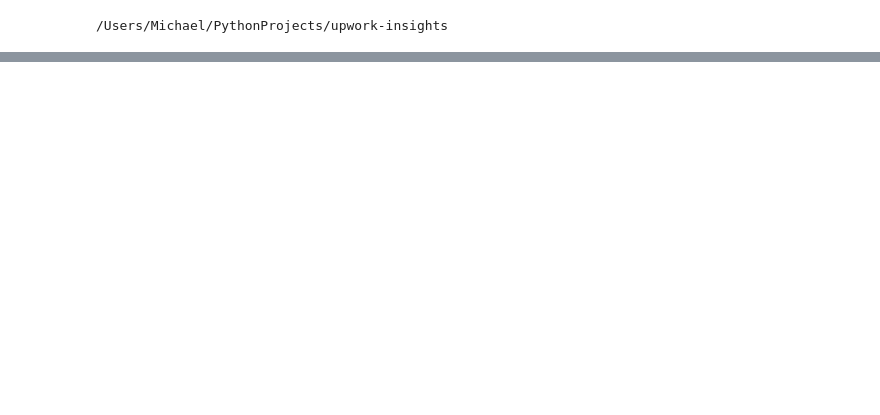
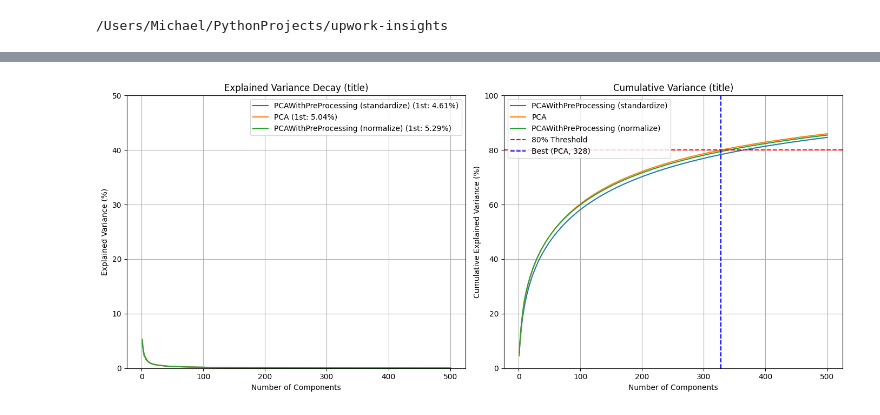
Before and after one commit to Symfa-Inc/upwork-insights, a Jupyter notebook: notebooks/embeddings_dimensionality_reduction.ipynb, the cells around one changed output, grey strips where cells are left out. Cells and saved outputs as stored; diff of their text form; code cells hidden in the pictures; blank space fills up the shorter version.

Commit message:
[Feature]: implemented pre-process algorithm for PCA and tested it

```diff
--- a/notebooks/embeddings_dimensionality_reduction.ipynb
+++ b/notebooks/embeddings_dimensionality_reduction.ipynb
@@ -12,8 +18,17 @@ from src.vis.embeddings_dimensionality_reduction import calculate_and_save_embed
 # %%
 input_path = 'data/clean/clean.csv'
 output_dir = 'data/embeddings'
+save_dir = 'eval/embeddings_dimensionality_reduction'
+
 text_columns = ['title', 'description', 'company_name', 'company_description', 'company_summary']
 missing_columns = [ column for column in text_columns if not os.path.exists(os.path.join(output_dir, f"{column}_embeddings.parquet"))]
+methods = {
+    'PCA': PCA(n_components=3072),
+    'PCAWithPreProcessing (normalize)': PCAWithPreProcessing(n_components=3072, preprocessing_method='normalize'),
+    'PCAWithPreProcessing (standardize)': PCAWithPreProcessing(n_components=3072,
+                                                               preprocessing_method='standardize'),
+}
+
 
 if missing_columns:
     calculate_and_save_embeddings(input_path, output_dir, missing_columns)
@@ -21,8 +36,10 @@ if missing_columns:
 sample_mask = np.zeros(64619, dtype=bool)
 sample_mask[:6144] = True
 np.random.shuffle(sample_mask)
+
+sample_mask = np.ones(64619, dtype=bool)
 # %%
 title_df = pd.read_parquet(os.path.join(output_dir, 'title_embeddings.parquet')).iloc[sample_mask]
-explained_variances, cumulative_variances = fit_dimensionality_reduction_methods(title_df)
+explained_variances, cumulative_variances = fit_dimensionality_reduction_methods(title_df, 'title', methods, save_dir)
 visualize_variances(explained_variances, cumulative_variances, feature_name="title")
 # %% [output]
@@ -36,2 +52,3 @@ visualize_variances(explained_variances, cumulative_variances, feature_name="tit
+[figure, added]
 # %%
 description_df = pd.read_parquet(os.path.join(output_dir, 'description_embeddings.parquet'))[sample_mask]
```
Also changed, not shown: parts of 7 cells of this notebook, 3 other files.
